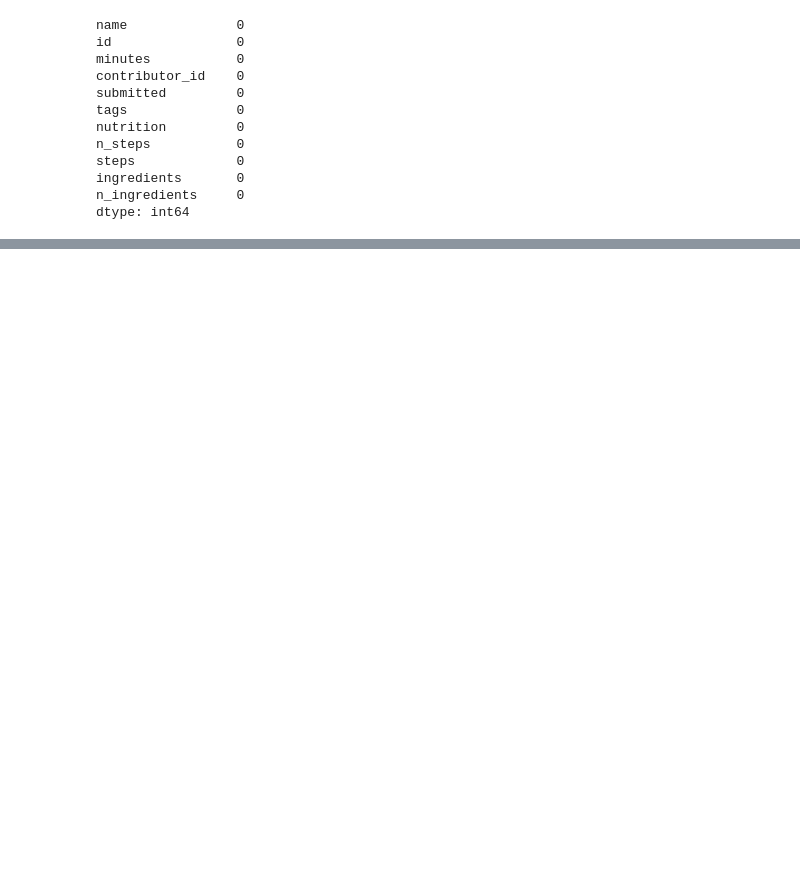
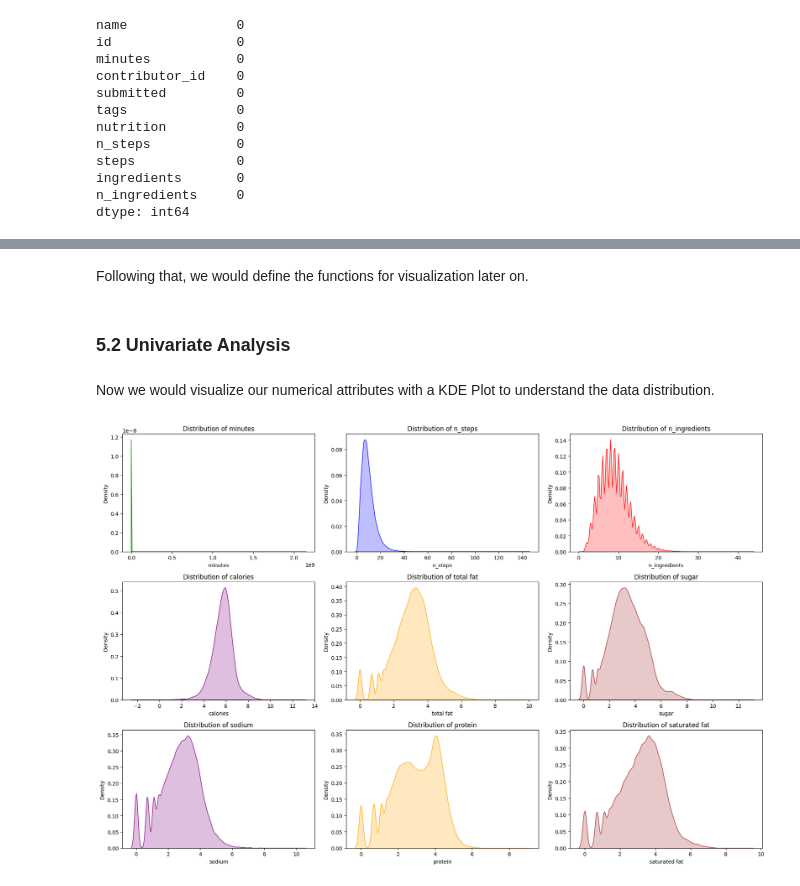
Before and after one commit to Melo04/diet-recommender-system, a Jupyter notebook: main.ipynb, the cells around one changed output, grey strips where cells are left out. Cells and saved outputs as stored; diff of their text form; code cells hidden in the pictures; blank space fills up the shorter version.

```diff
--- a/main.ipynb
+++ b/main.ipynb
@@ -181,0 +338,41 @@ we can see that there is no any duplicated data, which is great
+# %% [markdown]
+Following that, we would define the functions for visualization later on.
+# %%
+#Boxplot
+def boxplot(variable, axes, data):
+    sns.boxplot(y=variable, data=data,ax=axes)
+    axes.set_title(f'Distribution of {variable}')
+
+#KDE Plot
+def kdeplot(variable, color, ax):
+    ax.set_title(f'Distribution of {variable}')
+    if variable in ['calories', 'total fat', 'sugar', 'sodium', 'protein', 'saturated fat', 'carbohydrates']:
+        sns.kdeplot(np.log(df[variable][df[variable] > 0]), fill=True, color=color, ax=ax)
+    else:
+        sns.kdeplot(df[variable], fill=True, color=color, ax=ax)
+
+#scatterplot
+def scatterplot(x, y, ax):
+    sns.scatterplot(x=df[x], y=df[y], ax=ax, hue=df['food types']).set(title=f'{x} vs {y}')
+# %% [markdown]
+### 5.2 Univariate Analysis
+# %% [markdown]
+Now we would visualize our numerical attributes with a KDE Plot to understand the data distribution.
+# %%
+# KDE Plot Visualizations
+fig, ax = plt.subplots(3, 3, figsize=(18, 12))
+ax = ax.flatten()
+
+variables = df.select_dtypes(include=['int64', 'float64']).columns
+
+# Colors for each plot (optional, you can choose any other colors or a single color)
+colors = ['green', 'blue', 'red', 'purple', 'orange', 'brown', 'purple', 'orange', 'brown']
+
+# Loop through variables and axes to create the KDE plots
+for i, (variable, color) in enumerate(zip(variables, colors)):
+    kdeplot(variable, color, ax[i])
+
+plt.tight_layout()
+plt.show()
+# %% [output]
+[figure, added]
```
Also changed, not shown: parts of 67 cells of this notebook, 1 other file.
